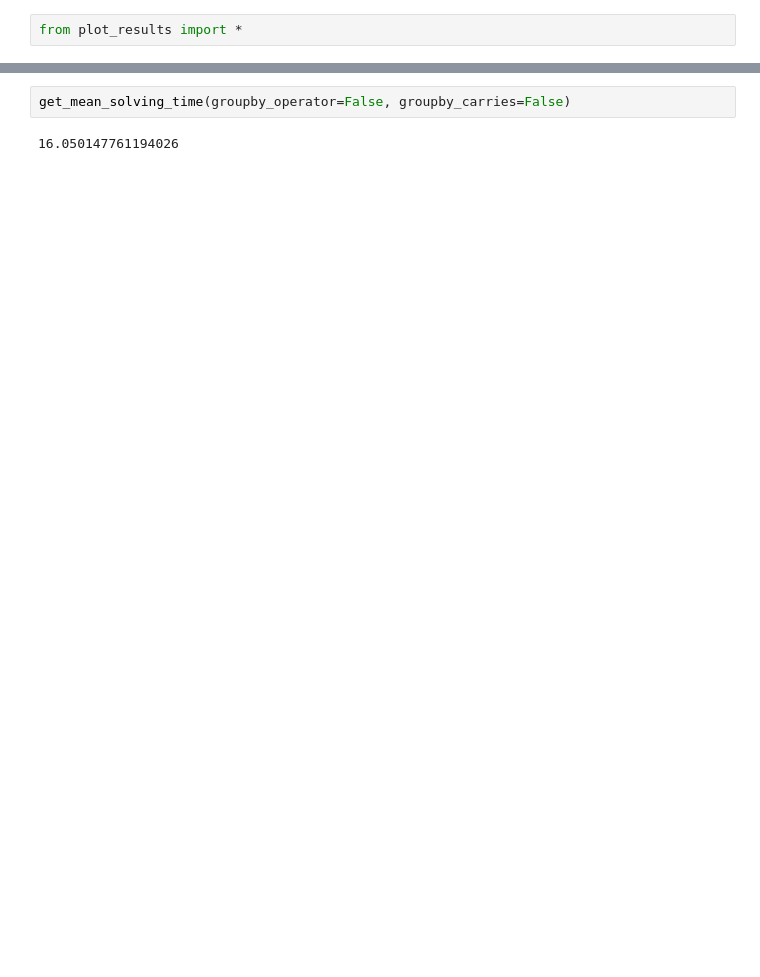
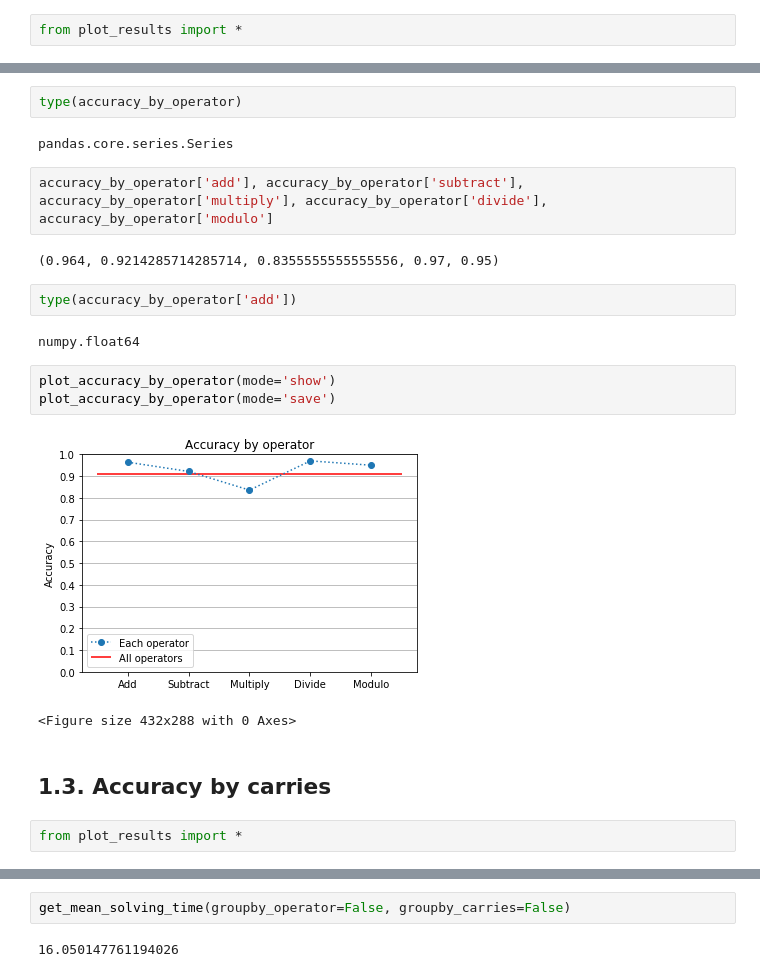
Before and after one commit to sungjae-cho/arithmetic-experiment, a Jupyter notebook: plot_results.ipynb, the cells around one changed output, grey strips where cells are left out. Cells and saved outputs as stored; diff of their text form; blank space fills up the shorter version.

Commit message:
Update plot functions and their execution.

```diff
--- a/plot_results.ipynb
+++ b/plot_results.ipynb
@@ -16,4 +30,26 @@ modulo      0.950000
 multiply    0.835556
 subtract    0.921429
 Name: correct, dtype: float64
+# %%
+type(accuracy_by_operator)
+# %% [output]
+pandas.core.series.Series
+# %%
+accuracy_by_operator['add'], accuracy_by_operator['subtract'], accuracy_by_operator['multiply'], accuracy_by_operator['divide'], accuracy_by_operator['modulo']
+# %% [output]
+(0.964, 0.9214285714285714, 0.8355555555555556, 0.97, 0.95)
+# %%
+type(accuracy_by_operator['add'])
+# %% [output]
+numpy.float64
+# %%
+plot_accuracy_by_operator(mode='show')
+plot_accuracy_by_operator(mode='save')
+# %% [output]
+[figure, added]
+<Figure size 432x288 with 0 Axes>
+# %% [markdown]
+## 1.3. Accuracy by carries
+# %%
+from plot_results import *
 # %%
```
Also changed, not shown: parts of 29 cells of this notebook, 1 other file.
